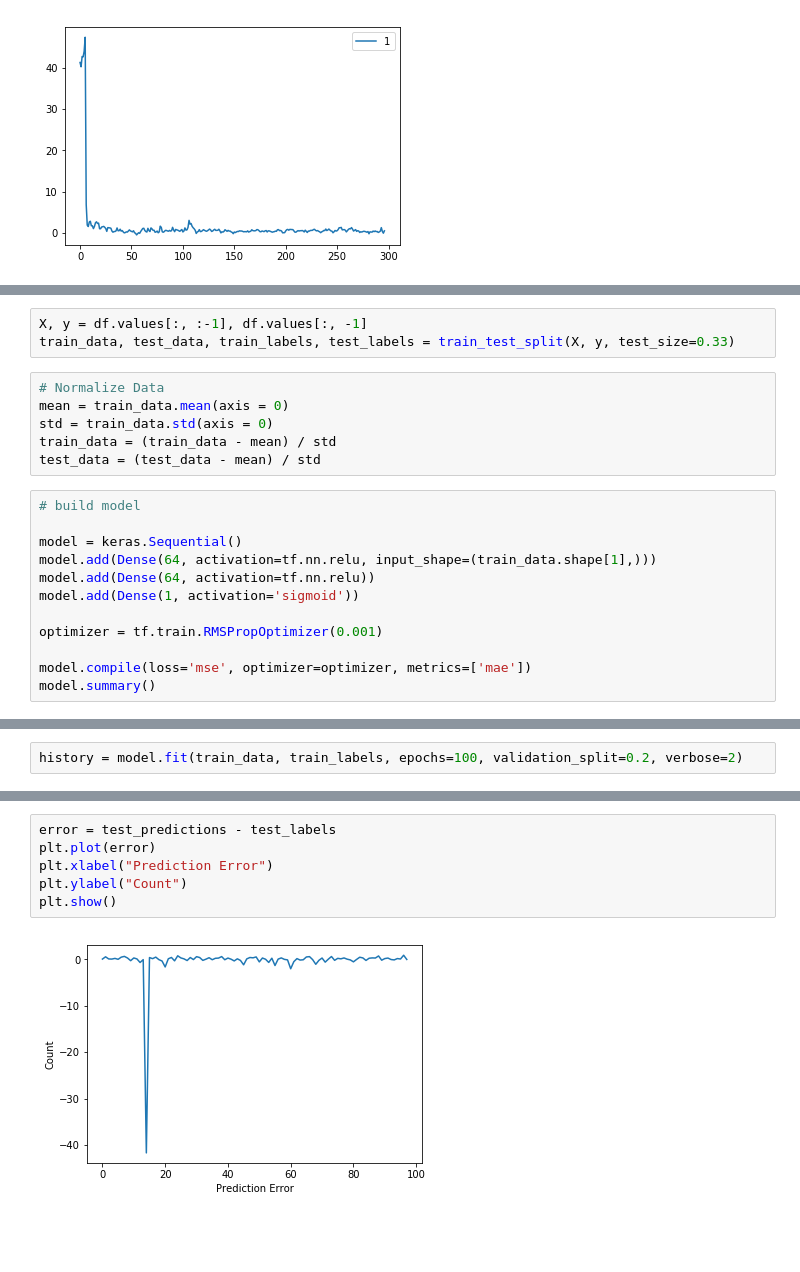
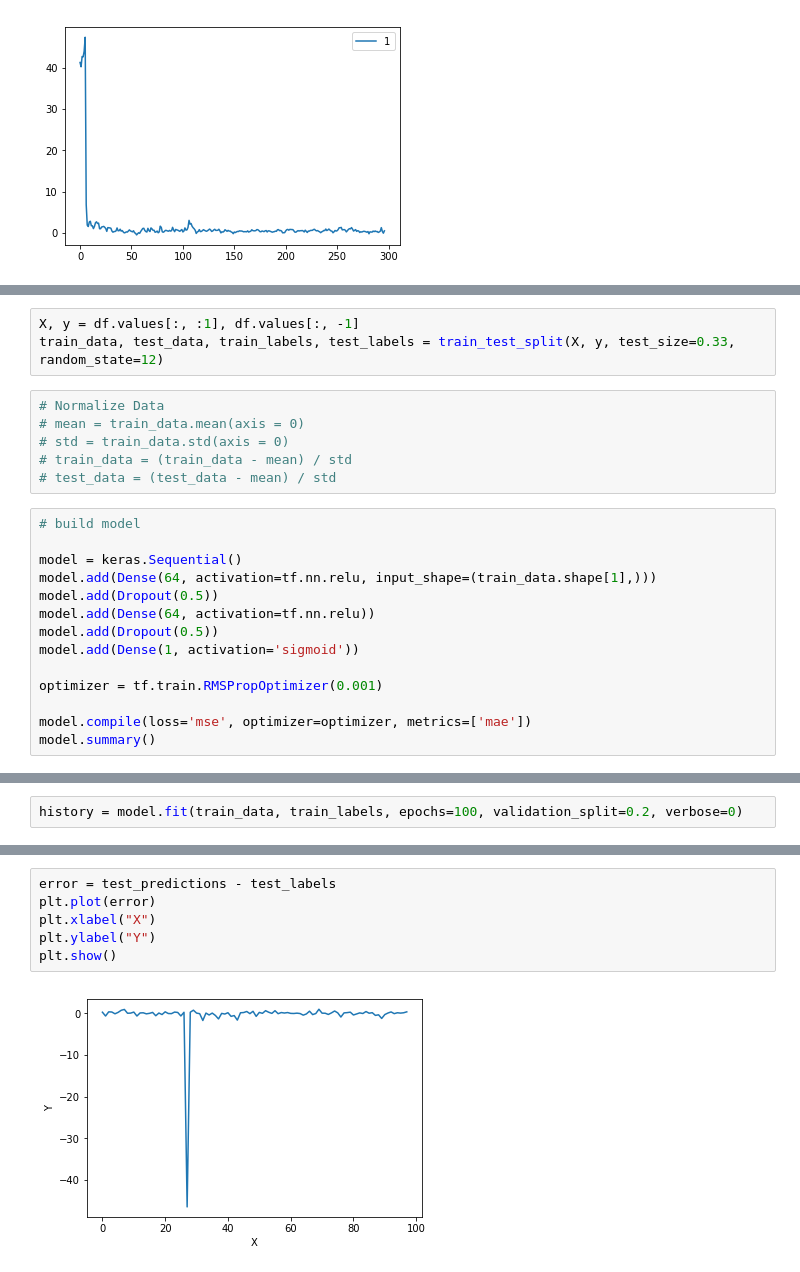
Before and after one commit to thnery/timeseries-predict-ipca, a Jupyter notebook: predict_ipca.ipynb, the cells around one changed output, grey strips where cells are left out. Drawn from its saved outputs; the diff is of its cells as text; blank space fills up the shorter version.

```diff
--- a/predict_ipca.ipynb
+++ b/predict_ipca.ipynb
@@ -38,18 +38,20 @@ df.head()
 # %%
-X, y = df.values[:, :-1], df.values[:, -1]
-train_data, test_data, train_labels, test_labels = train_test_split(X, y, test_size=0.33)
+X, y = df.values[:, :1], df.values[:, -1]
+train_data, test_data, train_labels, test_labels = train_test_split(X, y, test_size=0.33, random_state=12)
 # %%
 # Normalize Data
-mean = train_data.mean(axis = 0)
-std = train_data.std(axis = 0)
-train_data = (train_data - mean) / std
-test_data = (test_data - mean) / std
+# mean = train_data.mean(axis = 0)
+# std = train_data.std(axis = 0)
+# train_data = (train_data - mean) / std
+# test_data = (test_data - mean) / std
 # %%
 # build model
 
 model = keras.Sequential()
 model.add(Dense(64, activation=tf.nn.relu, input_shape=(train_data.shape[1],)))
+model.add(Dropout(0.5))
 model.add(Dense(64, activation=tf.nn.relu))
+model.add(Dropout(0.5))
 model.add(Dense(1, activation='sigmoid'))
 
 optimizer = tf.train.RMSPropOptimizer(0.001)
@@ -71,4 +77,4 @@ Trainable params: 4,353
 Non-trainable params: 0
 _________________________________________________________________
 # %%
-history = model.fit(train_data, train_labels, epochs=100, validation_split=0.2, verbose=2)
+history = model.fit(train_data, train_labels, epochs=100, validation_split=0.2, verbose=0)
@@ -122,8 +110,8 @@ plt.ylim(plt.ylim())
 # %%
 error = test_predictions - test_labels
 plt.plot(error)
-plt.xlabel("Prediction Error")
-plt.ylabel("Count")
+plt.xlabel("X")
+plt.ylabel("Y")
 plt.show()
 # %% [output]
-[figure, old version]
+[figure, new version]
```
Also changed, not shown: parts of 8 cells of this notebook.
